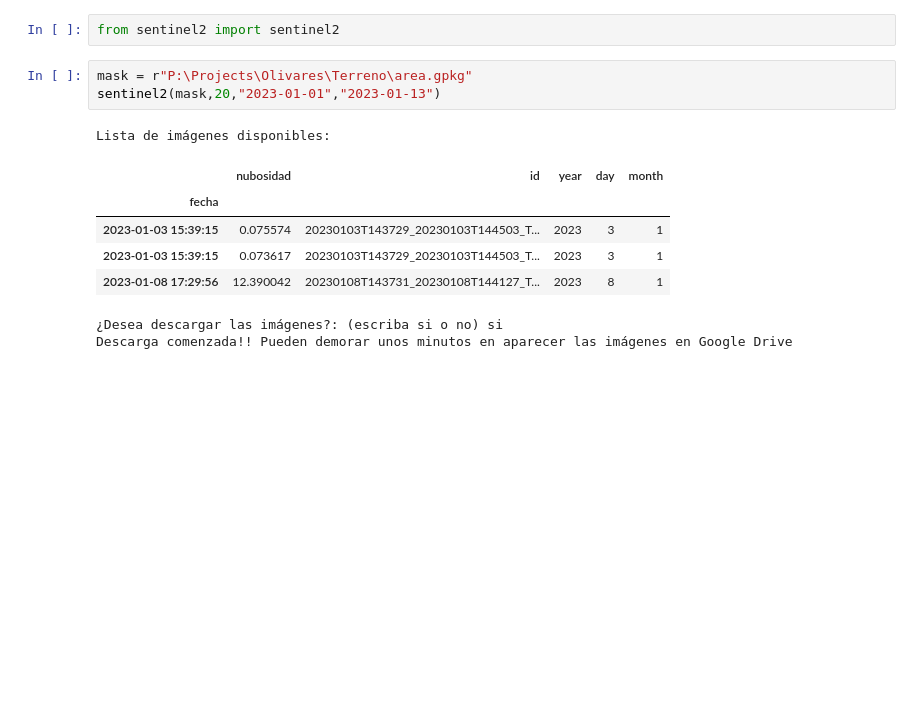
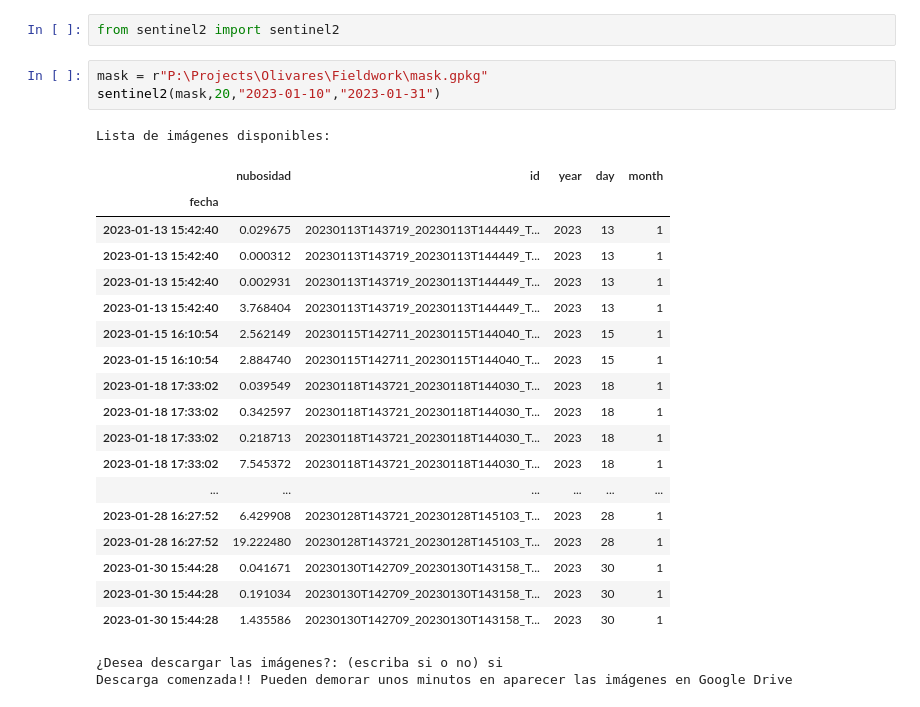
Before and after one commit to SQPaul/Olivares, a Jupyter notebook: Fieldwork_sentinel_images.ipynb, the cells around one changed output. Saved outputs shown, nothing was run; the diff lists cells and outputs as text; blank space fills up the shorter version.

```diff
--- a/Fieldwork_sentinel_images.ipynb
+++ b/Fieldwork_sentinel_images.ipynb
@@ -5,14 +5,27 @@
 # %%
 from sentinel2 import sentinel2
 # %%
-mask = r"P:\Projects\Olivares\Terreno\area.gpkg"
-sentinel2(mask,20,"2023-01-01","2023-01-13")
+mask = r"P:\Projects\Olivares\Fieldwork\mask.gpkg"
+sentinel2(mask,20,"2023-01-10","2023-01-31")
 # %% [output]
 Lista de imágenes disponibles:
 |  | nubosidad | id | year | day | month |
 | fecha |  |  |  |  |  |
-| 2023-01-03 15:39:15 | 0.075574 | 20230103T143729_20230103T144503_T... | 2023 | 3 | 1 |
-| 2023-01-03 15:39:15 | 0.073617 | 20230103T143729_20230103T144503_T... | 2023 | 3 | 1 |
-| 2023-01-08 17:29:56 | 12.390042 | 20230108T143731_20230108T144127_T... | 2023 | 8 | 1 |
+| 2023-01-13 15:42:40 | 0.029675 | 20230113T143719_20230113T144449_T... | 2023 | 13 | 1 |
+| 2023-01-13 15:42:40 | 0.000312 | 20230113T143719_20230113T144449_T... | 2023 | 13 | 1 |
+| 2023-01-13 15:42:40 | 0.002931 | 20230113T143719_20230113T144449_T... | 2023 | 13 | 1 |
+| 2023-01-13 15:42:40 | 3.768404 | 20230113T143719_20230113T144449_T... | 2023 | 13 | 1 |
+| 2023-01-15 16:10:54 | 2.562149 | 20230115T142711_20230115T144040_T... | 2023 | 15 | 1 |
+| 2023-01-15 16:10:54 | 2.884740 | 20230115T142711_20230115T144040_T... | 2023 | 15 | 1 |
+| 2023-01-18 17:33:02 | 0.039549 | 20230118T143721_20230118T144030_T... | 2023 | 18 | 1 |
+| 2023-01-18 17:33:02 | 0.342597 | 20230118T143721_20230118T144030_T... | 2023 | 18 | 1 |
+| 2023-01-18 17:33:02 | 0.218713 | 20230118T143721_20230118T144030_T... | 2023 | 18 | 1 |
+| 2023-01-18 17:33:02 | 7.545372 | 20230118T143721_20230118T144030_T... | 2023 | 18 | 1 |
+| ... | ... | ... | ... | ... | ... |
+| 2023-01-28 16:27:52 | 6.429908 | 20230128T143721_20230128T145103_T... | 2023 | 28 | 1 |
+| 2023-01-28 16:27:52 | 19.222480 | 20230128T143721_20230128T145103_T... | 2023 | 28 | 1 |
+| 2023-01-30 15:44:28 | 0.041671 | 20230130T142709_20230130T143158_T... | 2023 | 30 | 1 |
+| 2023-01-30 15:44:28 | 0.191034 | 20230130T142709_20230130T143158_T... | 2023 | 30 | 1 |
+| 2023-01-30 15:44:28 | 1.435586 | 20230130T142709_20230130T143158_T... | 2023 | 30 | 1 |
 ¿Desea descargar las imágenes?: (escriba si o no) si
 Descarga comenzada!! Pueden demorar unos minutos en aparecer las imágenes en Google Drive
```
Also changed, not shown: 5 other files.
